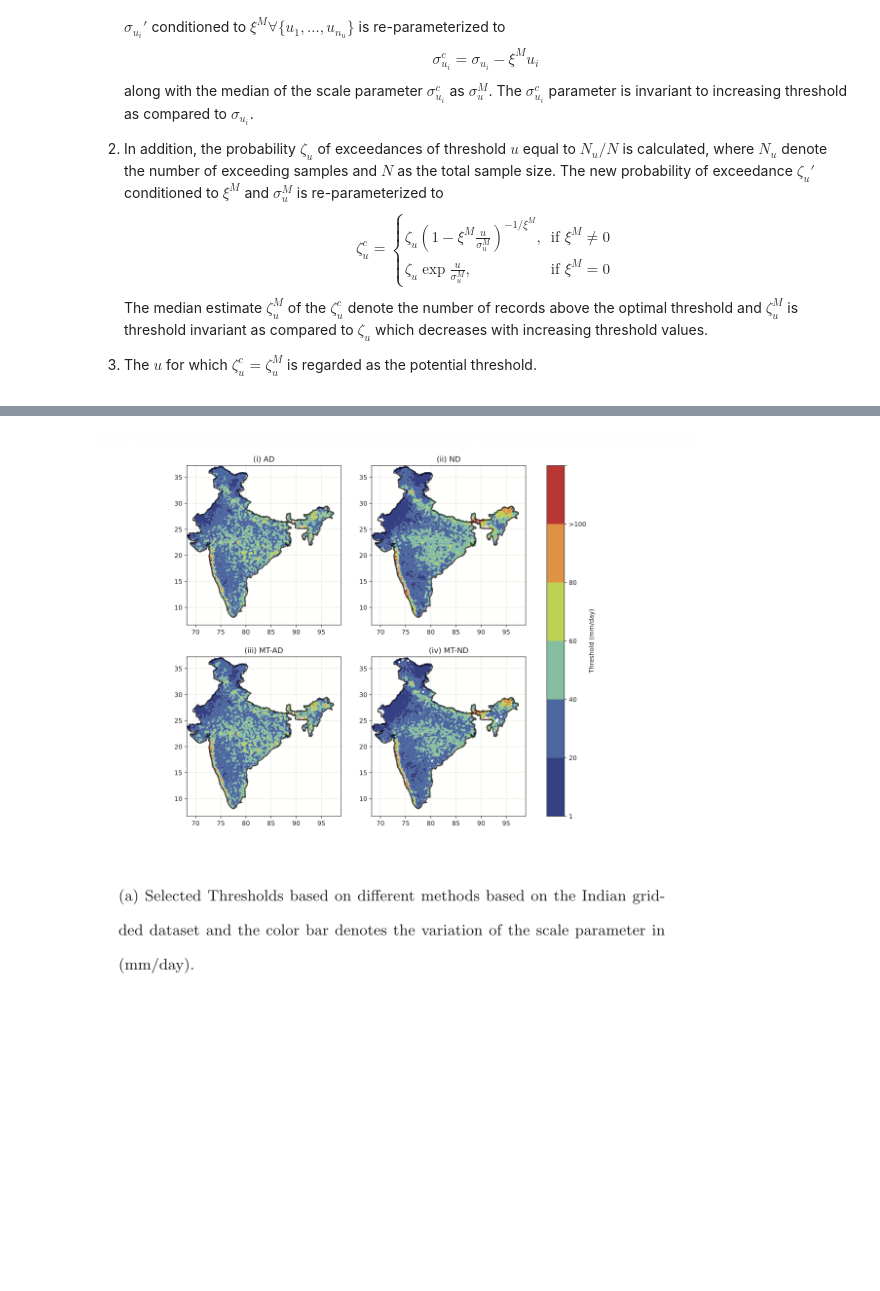
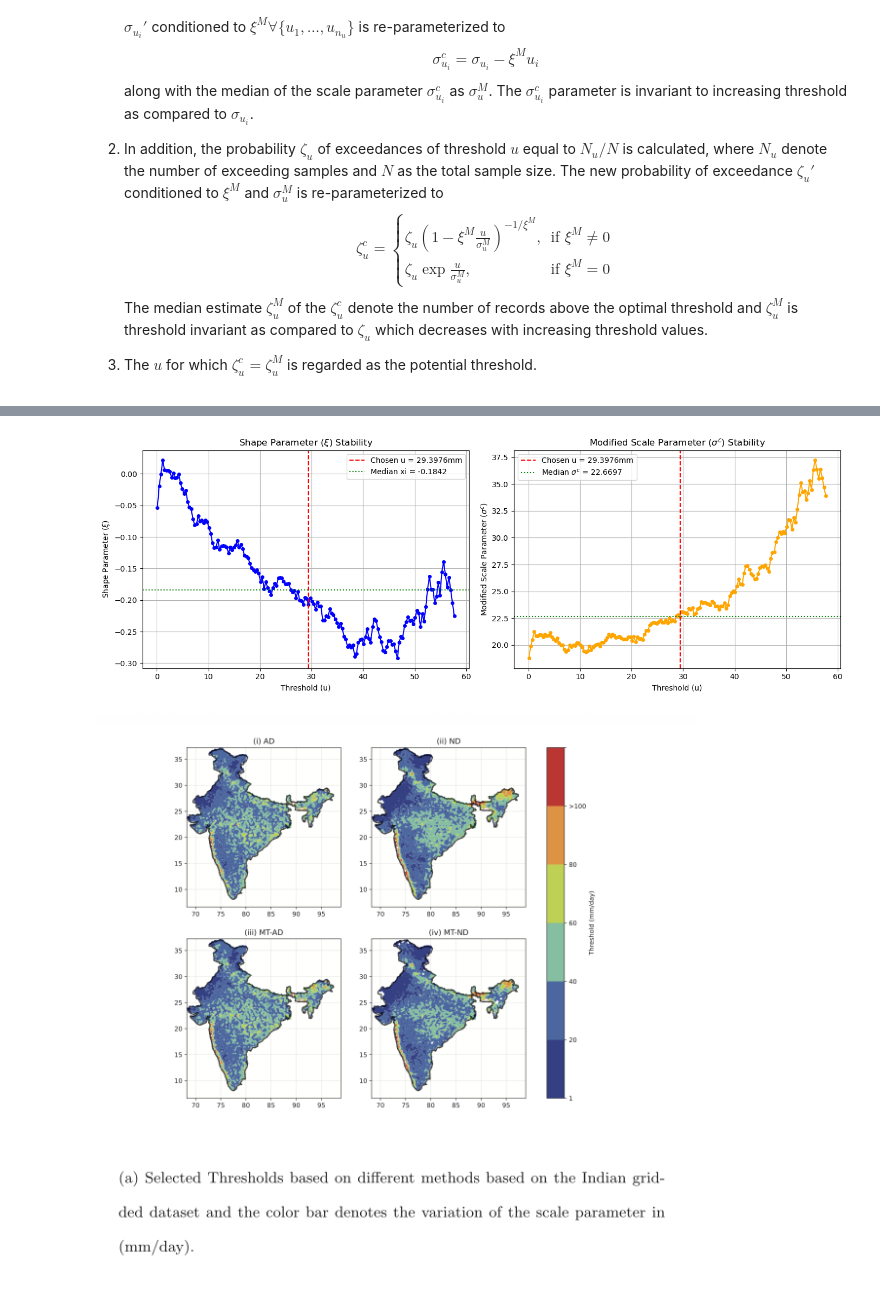
Before and after one commit to GinnyinGermany/Project, a Jupyter notebook: Precipitation_extrems_networks.ipynb, the cells around one changed output, grey strips where cells are left out. Saved outputs shown, nothing was run; the diff lists cells and outputs as text; code cells hidden in the pictures; blank space fills up the shorter version.

```diff
--- a/Precipitation_extrems_networks.ipynb
+++ b/Precipitation_extrems_networks.ipynb
@@ -376,0 +639,76 @@ for i in range(len(u_candidates)):
+# %%
+from scipy import stats
+# 검증할 타겟 임계값과 데이터 설정
+u_target = 29.3976
+grid_peaks = obs_peaks[0]
+candidates_grid0 = u_candidates[0]
+min_samples = int(1.65 * (2023 - 1951 + 1))
+
+print("=== [Verification 1] 샘플 개수 (Cunnane의 하한선) ===")
+excess_data_target = grid_peaks[grid_peaks >= u_target]
+n_excess = len(excess_data_target)
+print(f"임계값 {u_target}mm를 넘는 피크 개수: {n_excess}개 (최소 기준 {min_samples}개 통과 여부: {n_excess >= min_samples})\n")
+
+print("=== [Verification 2] 백분위수 (Percentile) ===")
+# 28mm가 전체 피크 중 하위 몇 %에 위치하는지 계산
+percentile_val = stats.percentileofscore(grid_peaks, u_target)
+print(f"임계값 {u_target}mm는 상위 {100 - percentile_val:.2f}% (즉, {percentile_val:.2f}th percentile)에 해당합니다.\n")
+
+print("=== [Verification 4] 형태 매개변수 (Shape Parameter, xi) 범위 ===")
+xi_target, sigma_target = estimate_gpd_params_lmom(excess_data_target, u_target)
+print(f"u = {u_target}mm 일 때, xi = {xi_target:.4f}, sigma = {sigma_target:.4f}")
+if 0 < xi_target < 0.5:
+    print("-> 평가: xi 값이 0 ~ 0.5 사이로, 일반적인 극한 강수량 특성(Heavy-tailed)을 정확히 반영하고 있습니다.\n")
+else:
+    print("-> 평가: xi 값이 일반적인 범위를 벗어났습니다. 결과 해석에 주의가 필요합니다.\n")
+
+
+print("=== [Verification 3] 매개변수 안정성 시각화 (Parameter Stability Plot) ===")
+# 그래프를 그리기 위해 grid0의 후보군 전체에 대한 xi, sigma^c 배열을 다시 계산합니다.
+temp_xi, temp_sigma, temp_u = [], [], []
+
+for u in candidates_grid0:
+    excess_data = grid_peaks[grid_peaks >= u]
+    if len(excess_data) < min_samples:
+        continue
+    xi, sigma = estimate_gpd_params_lmom(excess_data, u)
+    if xi is not None and sigma is not None:
+        temp_xi.append(xi)
+        temp_sigma.append(sigma)
+        temp_u.append(u)
+
+u_arr_plot = np.array(temp_u)
+xi_arr_plot = np.array(temp_xi)
+sigma_arr_plot = np.array(temp_sigma)
+
+# sigma^c 계산 (논문 식 19)
+xi_median_plot = np.median(xi_arr_plot)
+sigma_c_arr_plot = sigma_arr_plot - (xi_median_plot * u_arr_plot)
+
+# 시각화 (Figure 세팅)
+fig, axes = plt.subplots(1, 2, figsize=(14, 5))
+
+# 왼쪽 그래프: xi 안정성
+axes[0].plot(u_arr_plot, xi_arr_plot, marker='o', markersize=4, linestyle='-', color='b')
+axes[0].axvline(x=u_target, color='r', linestyle='--', label=f'Chosen u = {u_target}mm')
+axes[0].axhline(y=xi_median_plot, color='g', linestyle=':', label=f'Median xi = {xi_median_plot:.4f}')
+axes[0].set_title('Shape Parameter ($\\xi$) Stability')
+axes[0].set_xlabel('Threshold (u)')
+axes[0].set_ylabel('Shape Parameter ($\\xi$)')
+axes[0].legend()
+axes[0].grid(True)
+
+# 오른쪽 그래프: sigma^c 안정성
+axes[1].plot(u_arr_plot, sigma_c_arr_plot, marker='o', markersize=4, linestyle='-', color='orange')
+axes[1].axvline(x=u_target, color='r', linestyle='--', label=f'Chosen u = {u_target}mm')
+median_sigma_c = np.median(sigma_c_arr_plot)
+axes[1].axhline(y=median_sigma_c, color='g', linestyle=':', label=f'Median $\sigma^c$ = {median_sigma_c:.4f}')
+axes[1].set_title('Modified Scale Parameter ($\sigma^c$) Stability')
+axes[1].set_xlabel('Threshold (u)')
+axes[1].set_ylabel('Modified Scale Parameter ($\sigma^c$)')
+axes[1].legend()
+axes[1].grid(True)
+
+plt.tight_layout()
+plt.show()
+# %% [output]
@@ -377,3 +726,4 @@ for i in range(len(u_candidates)):
+[figure, added]
 # %%
 from IPython.display import Image
 Image("/Users/kim-wonjin/Documents/CLEWS/Python/Nonlinear/Project/threshold_1.png", width = 700)
```
Also changed, not shown: parts of 12 cells of this notebook.
